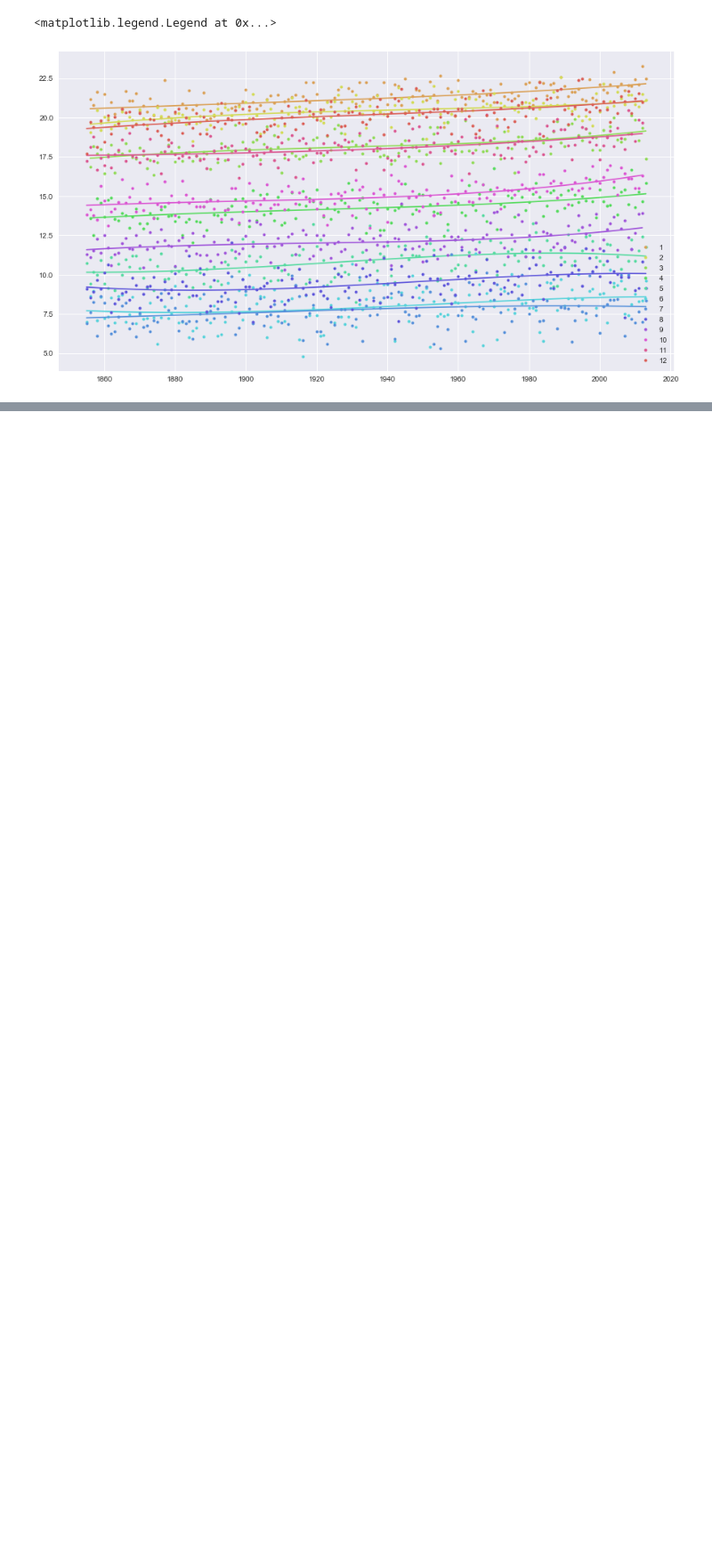
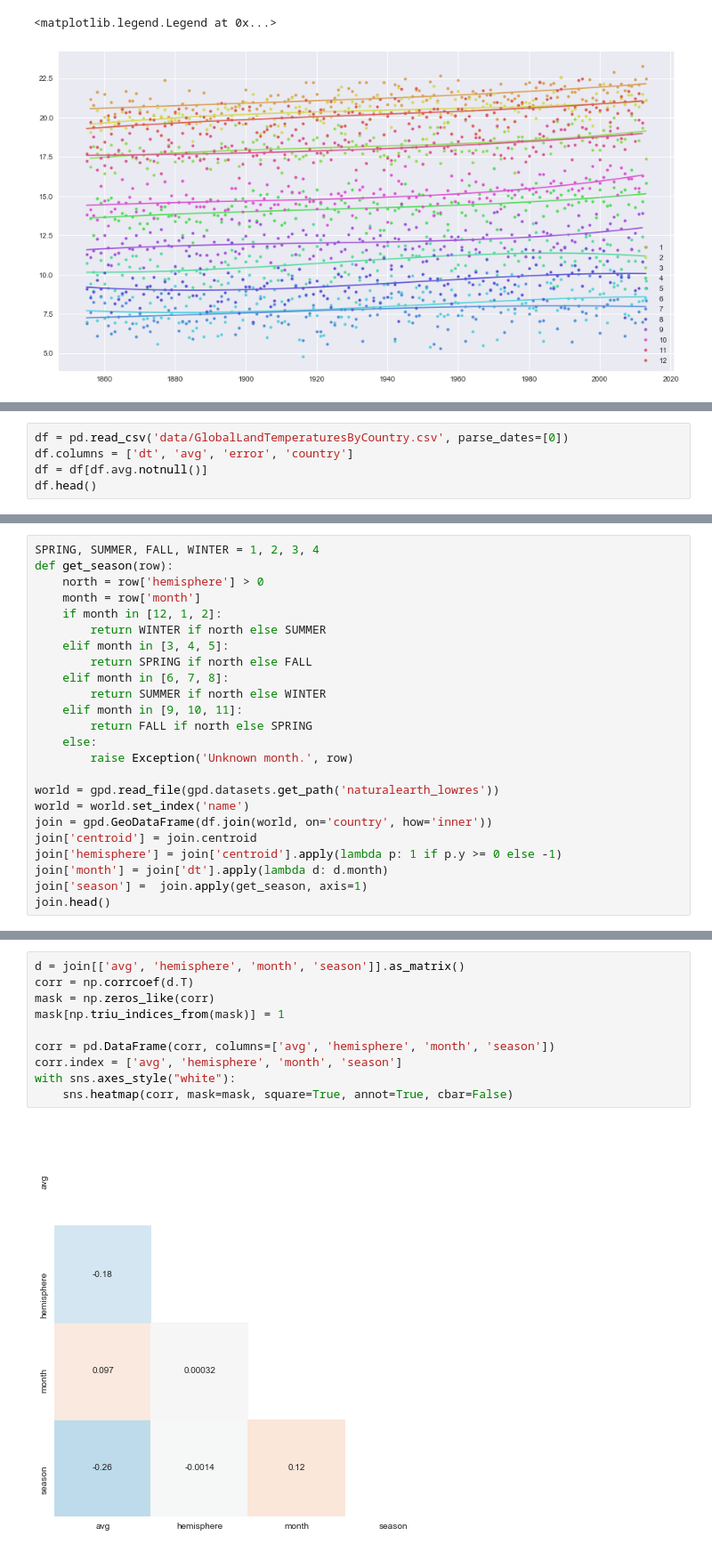
Before and after one commit to smcsicardi/metnum-tp3, a Jupyter notebook: temperature by countries.ipynb, the cells around one changed output, grey strips where cells are left out. Shown at 89% size. Saved outputs shown, nothing was run; the diff lists cells and outputs as text; blank space fills up the shorter version.

```diff
--- a/temperature by countries.ipynb
+++ b/temperature by countries.ipynb
@@ -132,0 +136,5 @@ plt.legend()
+# %%
+df = pd.read_csv('data/GlobalLandTemperaturesByCountry.csv', parse_dates=[0])
+df.columns = ['dt', 'avg', 'error', 'country']
+df = df[df.avg.notnull()]
+df.head()
@@ -132,0 +151,24 @@ plt.legend()
+# %%
+SPRING, SUMMER, FALL, WINTER = 1, 2, 3, 4
+def get_season(row):
+    north = row['hemisphere'] > 0
+    month = row['month']
+    if month in [12, 1, 2]:
+        return WINTER if north else SUMMER
+    elif month in [3, 4, 5]:
+        return SPRING if north else FALL
+    elif month in [6, 7, 8]:
+        return SUMMER if north else WINTER
+    elif month in [9, 10, 11]:
+        return FALL if north else SPRING
+    else:
+        raise Exception('Unknown month.', row)
+
+world = gpd.read_file(gpd.datasets.get_path('naturalearth_lowres'))
+world = world.set_index('name')
+join = gpd.GeoDataFrame(df.join(world, on='country', how='inner'))
+join['centroid'] = join.centroid
+join['hemisphere'] = join['centroid'].apply(lambda p: 1 if p.y >= 0 else -1)
+join['month'] = join['dt'].apply(lambda d: d.month)
+join['season'] =  join.apply(get_season, axis=1)
+join.head()
@@ -132,0 +184,12 @@ plt.legend()
+# %%
+d = join[['avg', 'hemisphere', 'month', 'season']].as_matrix()
+corr = np.corrcoef(d.T)
+mask = np.zeros_like(corr)
+mask[np.triu_indices_from(mask)] = 1
+
+corr = pd.DataFrame(corr, columns=['avg', 'hemisphere', 'month', 'season'])
+corr.index = ['avg', 'hemisphere', 'month', 'season']
+with sns.axes_style("white"):
+    sns.heatmap(corr, mask=mask, square=True, annot=True, cbar=False)
+# %% [output]
+[figure, added]
```
Also changed, not shown: parts of 6 cells of this notebook, 2 other files.
